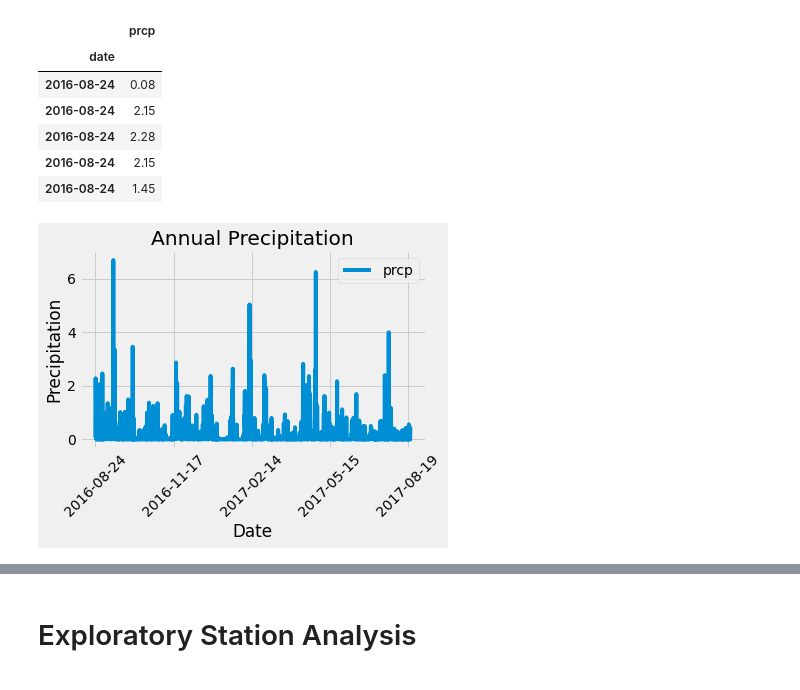
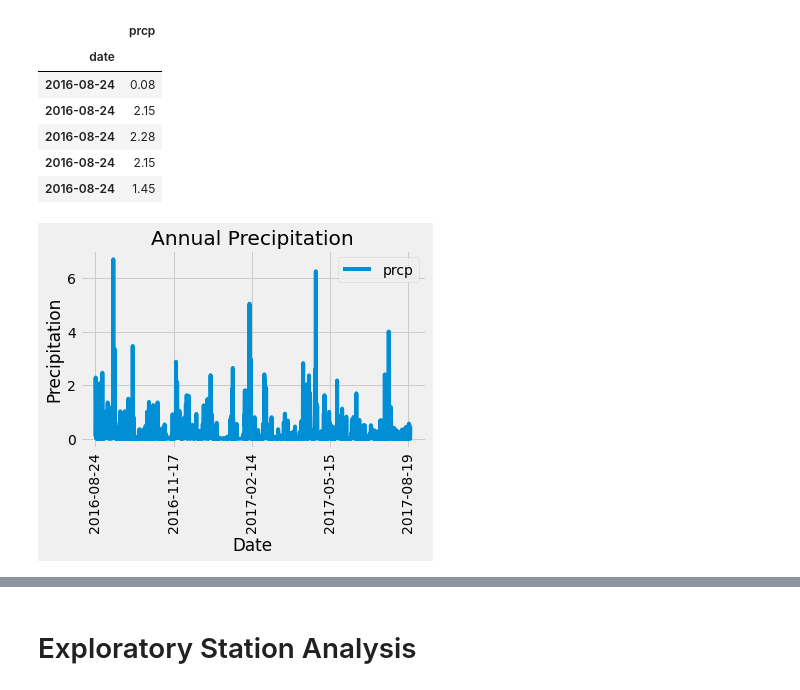
Before and after one commit to kclm40/sqlalchemy-challenge, a Jupyter notebook: climate_starter.ipynb, the cells around one changed output, grey strips where cells are left out. Saved outputs shown, nothing was run; the diff lists cells and outputs as text; code cells hidden in the pictures.

```diff
--- a/climate_starter.ipynb
+++ b/climate_starter.ipynb
@@ -70,13 +71,13 @@ precipitation_df.head()
 # %%
 # Use Pandas Plotting with Matplotlib to plot the data
 precipitation_df.plot(use_index=True)
 plt.title('Annual Precipitation')
 plt.xlabel('Date')
 plt.ylabel('Precipitation')
 plt.tight_layout()
-plt.xticks(rotation = 45)
+plt.xticks(rotation = 90)
 plt.show()
 # %% [output]
-[figure, old version]
+[figure, new version]
 # %%
 # Use Pandas to calcualte the summary statistics for the precipitation data
```
Also changed, not shown: parts of 7 cells of this notebook.
